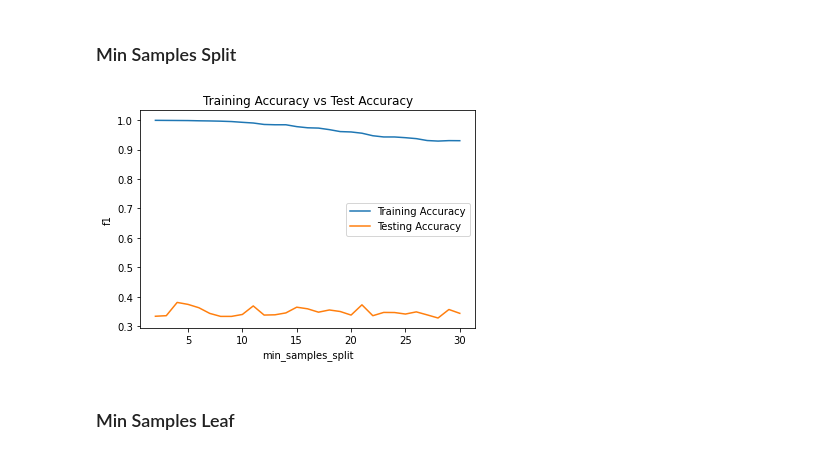
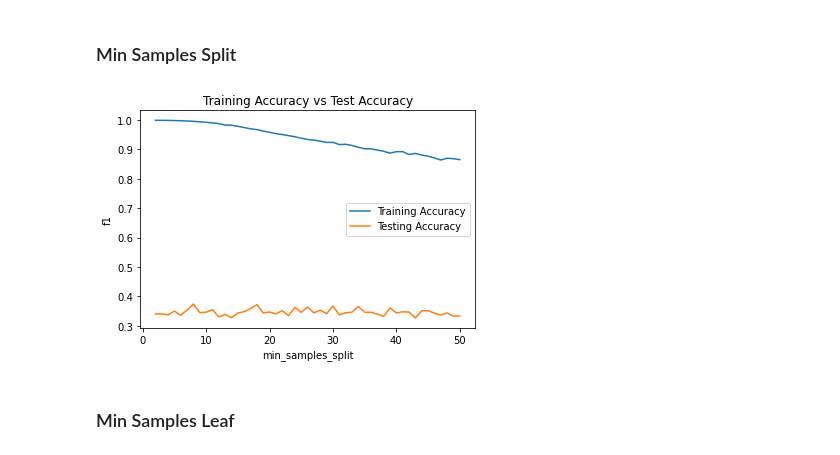
Before and after one commit to kdkangg/Datamining, a Jupyter notebook: Algorithm Plot.ipynb, the cells around one changed output. Saved outputs shown, nothing was run; the diff lists cells and outputs as text; code cells hidden in the pictures.

```diff
--- a/Algorithm Plot.ipynb
+++ b/Algorithm Plot.ipynb
@@ -123,7 +98,7 @@ plt.show()
 dtc_split_training_accuracy  = []
 dtc_split_test_accuracy = []
 
-for i in range(2, 1001):
+for i in range(2, 51):
     dtc = DecisionTreeClassifier(min_samples_split = i)
     dtc.fit(X_train, y_train)
     dtc_split_training_accuracy.append(f1_score(y_train, dtc.predict(X_train),average='weighted'))
@@ -147,7 +122,7 @@ plt.show()
 rfc_depth_training_accuracy  = []
 rfc_depth_test_accuracy = []
 
-for i in range(1, 31):
+for i in range(1, 21):
     rfc = RandomForestClassifier(max_depth = i)
     rfc.fit(X_train, y_train)
     rfc_depth_training_accuracy.append(f1_score(y_train, rfc.predict(X_train),average='weighted'))
@@ -169,7 +144,7 @@ plt.show()
 rfc_n_training_accuracy  = []
 rfc_n_test_accuracy = []
 
-for i in range(1, 201):
+for i in range(1, 51):
     rfc = RandomForestClassifier(n_estimators = i)
     rfc.fit(X_train, y_train)
     rfc_n_training_accuracy.append(f1_score(y_train, rfc.predict(X_train),average='weighted'))
@@ -191,22 +166,22 @@ plt.show()
 rfc_split_training_accuracy  = []
 rfc_split_test_accuracy = []
 
-for i in range(2, 31):
+for i in range(2, 51):
     rfc = RandomForestClassifier(min_samples_split = i)
     rfc.fit(X_train, y_train)
     rfc_split_training_accuracy.append(f1_score(y_train, rfc.predict(X_train),average='weighted'))
     rfc_split_test_accuracy.append(f1_score(y_test, rfc.predict(X_test),average='weighted'))
 # %%
 plt.figure()
-plt.plot(range(2, 31), rfc_split_training_accuracy, label='Training Accuracy')
-plt.plot(range(2, 31), rfc_split_test_accuracy, label='Testing Accuracy')
+plt.plot(range(2, 51), rfc_split_training_accuracy, label='Training Accuracy')
+plt.plot(range(2, 51), rfc_split_test_accuracy, label='Testing Accuracy')
 plt.title('Training Accuracy vs Test Accuracy')
 plt.xlabel('min_samples_split')
 plt.ylabel('f1')
 plt.legend(loc='best')
 plt.show()
 # %% [output]
-[figure, old version]
+[figure, new version]
 # %% [markdown]
 ### Min Samples Leaf
 # %%
```
Also changed, not shown: parts of 19 cells of this notebook, 9 other files.
